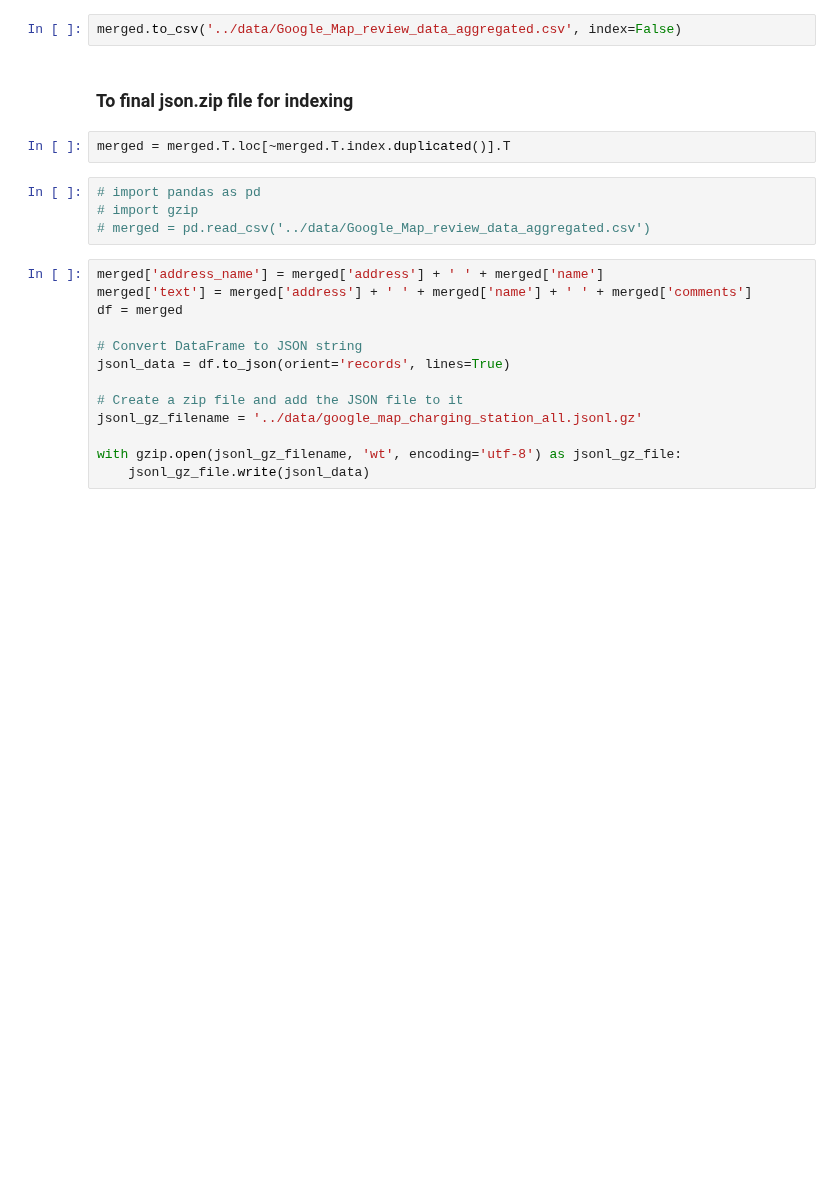
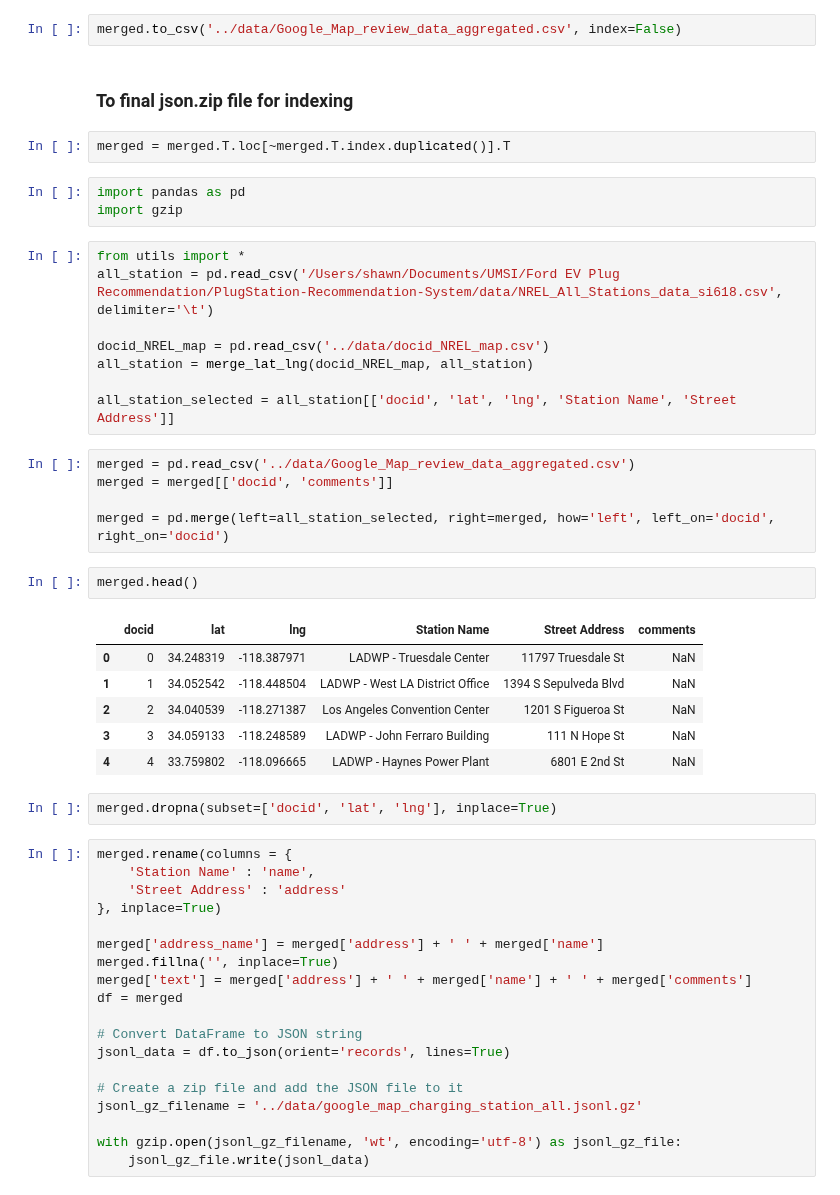
Before and after one commit to priest-yang/Electrifind, a Jupyter notebook: src/Google_Map_Review_API.ipynb, the cells around one changed output. Drawn from its saved outputs; the diff is of its cells as text; blank space fills up the shorter version.

```diff
--- a/src/Google_Map_Review_API.ipynb
+++ b/src/Google_Map_Review_API.ipynb
@@ -329,11 +329,40 @@ merged.to_csv('../data/Google_Map_review_data_aggregated.csv', index=False)
 # %%
 merged = merged.T.loc[~merged.T.index.duplicated()].T
 # %%
-# import pandas as pd
-# import gzip
-# merged = pd.read_csv('../data/Google_Map_review_data_aggregated.csv')
+import pandas as pd
+import gzip
+# %%
+from utils import *
+all_station = pd.read_csv('/Users/shawn/Documents/UMSI/Ford EV Plug Recommendation/PlugStation-Recommendation-System/data/NREL_All_Stations_data_si618.csv', delimiter='\t')
+
+docid_NREL_map = pd.read_csv('../data/docid_NREL_map.csv')
+all_station = merge_lat_lng(docid_NREL_map, all_station)
+
+all_station_selected = all_station[['docid', 'lat', 'lng', 'Station Name', 'Street Address']]
+# %%
+merged = pd.read_csv('../data/Google_Map_review_data_aggregated.csv')
+merged = merged[['docid', 'comments']]
+
+merged = pd.merge(left=all_station_selected, right=merged, how='left', left_on='docid', right_on='docid')
+# %%
+merged.head()
+# %% [output]
+|  | docid | lat | lng | Station Name | Street Address | comments |
+| 0 | 0 | 34.248319 | -118.387971 | LADWP - Truesdale Center | 11797 Truesdale St | NaN |
+| 1 | 1 | 34.052542 | -118.448504 | LADWP - West LA District Office | 1394 S Sepulveda Blvd | NaN |
+| 2 | 2 | 34.040539 | -118.271387 | Los Angeles Convention Center | 1201 S Figueroa St | NaN |
+| 3 | 3 | 34.059133 | -118.248589 | LADWP - John Ferraro Building | 111 N Hope St | NaN |
+| 4 | 4 | 33.759802 | -118.096665 | LADWP - Haynes Power Plant | 6801 E 2nd St | NaN |
+# %%
+merged.dropna(subset=['docid', 'lat', 'lng'], inplace=True)
 # %%
+merged.rename(columns = {
+    'Station Name' : 'name',
+    'Street Address' : 'address'
+}, inplace=True)
+
 merged['address_name'] = merged['address'] + ' ' + merged['name']
+merged.fillna('', inplace=True)
 merged['text'] = merged['address'] + ' ' + merged['name'] + ' ' + merged['comments']
 df = merged
 
```
Also changed, not shown: 2 other files.
